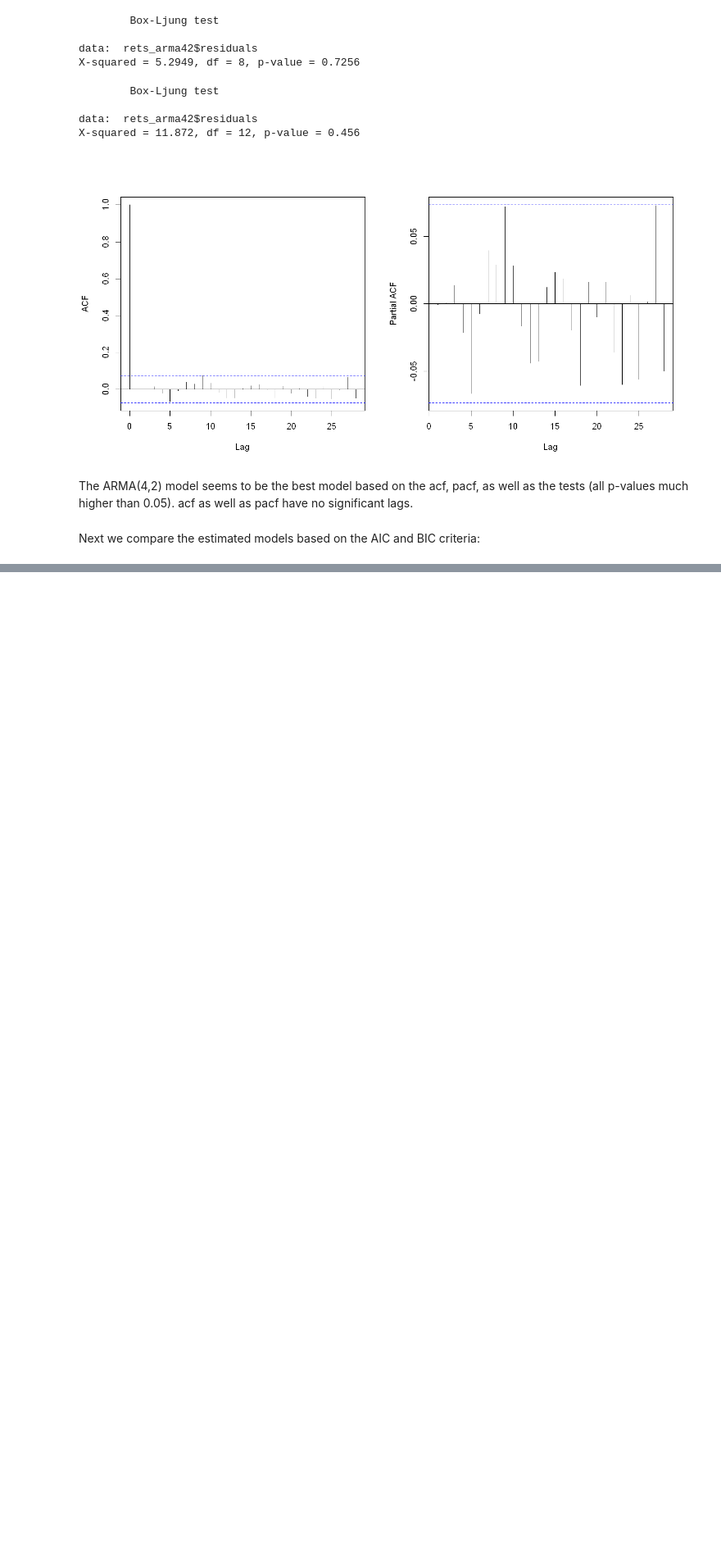
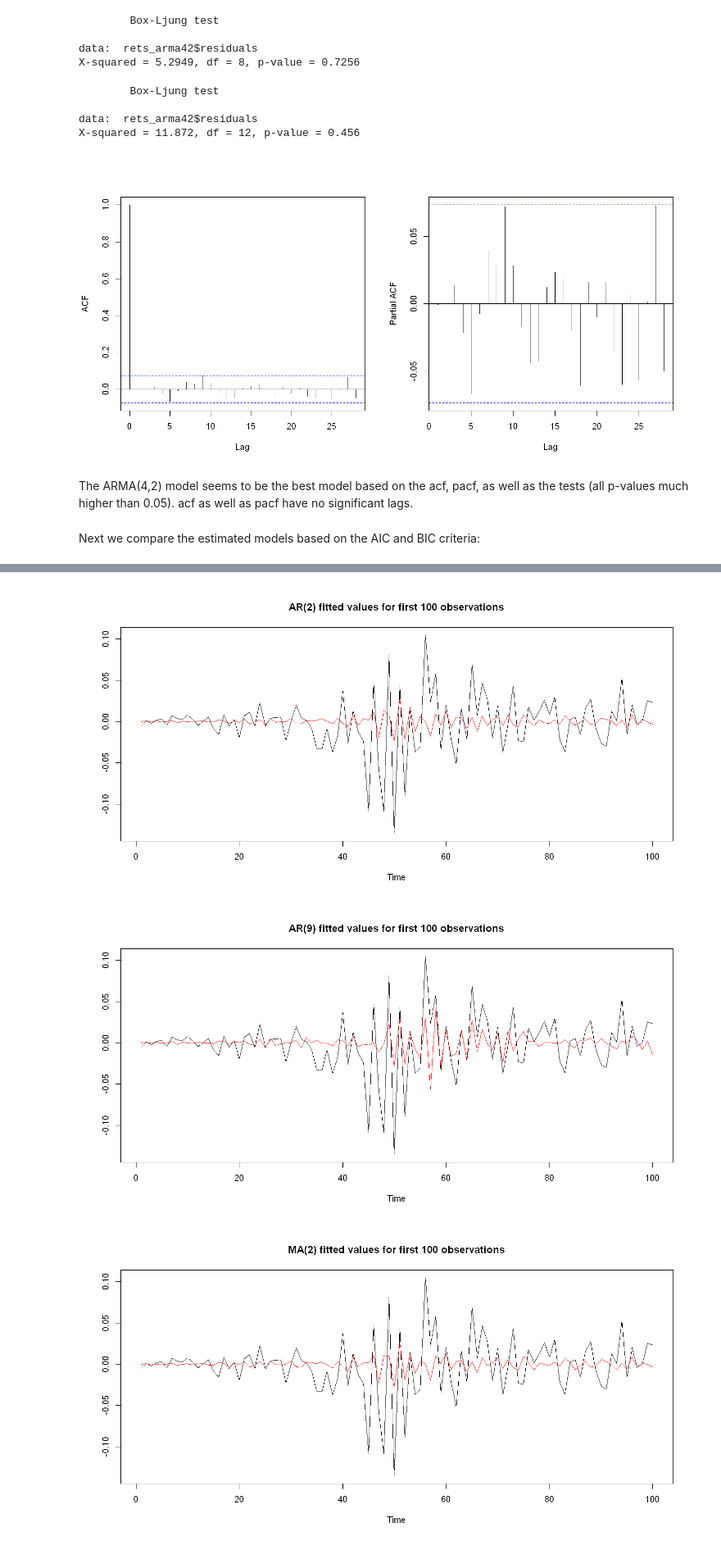
Before and after one commit to hawk-s/Financial_Econometrics, a Jupyter notebook: HA2/HA2_P2.ipynb, the cells around one changed output, grey strips where cells are left out. Shown: that part at 82% size. Saved outputs shown, nothing was run; the diff lists cells and outputs as text; code cells hidden in the pictures; blank space fills up the shorter version.

```diff
--- a/HA2/HA2_P2.ipynb
+++ b/HA2/HA2_P2.ipynb
@@ -596,0 +620,20 @@ The final plot of fitted vs actual + add the AR(4) etc to the above comparison!!
+# %%
+# AR(2) Model
+plot.ts(rets[1:100], ylab = NA, main = 'AR(2) fitted values for first 100 observations')
+lines(rets_ar2$fitted[1:100], col = 'red')
+
+# AR(9) Model
+plot.ts(rets[1:100], ylab = NA, main = 'AR(9) fitted values for first 100 observations')
+lines(rets_ar9$fitted[1:100], col = 'red')
+
+# MA(2) Model
+plot.ts(rets[1:100], ylab = NA, main = 'MA(2) fitted values for first 100 observations')
+lines(rets_ma2$fitted[1:100], col = 'red')
+
+# ARMA(4,2) Model
+plot.ts(rets[1:100], ylab = NA, main = 'ARMA(4,2) fitted values for first 100 observations')
+lines(rets_arma42$fitted[1:100], col = 'red')
+# %% [output]
+[figure, added]
+[figure, added]
+[figure, added]
```
Also changed, not shown: parts of 5 cells of this notebook.
